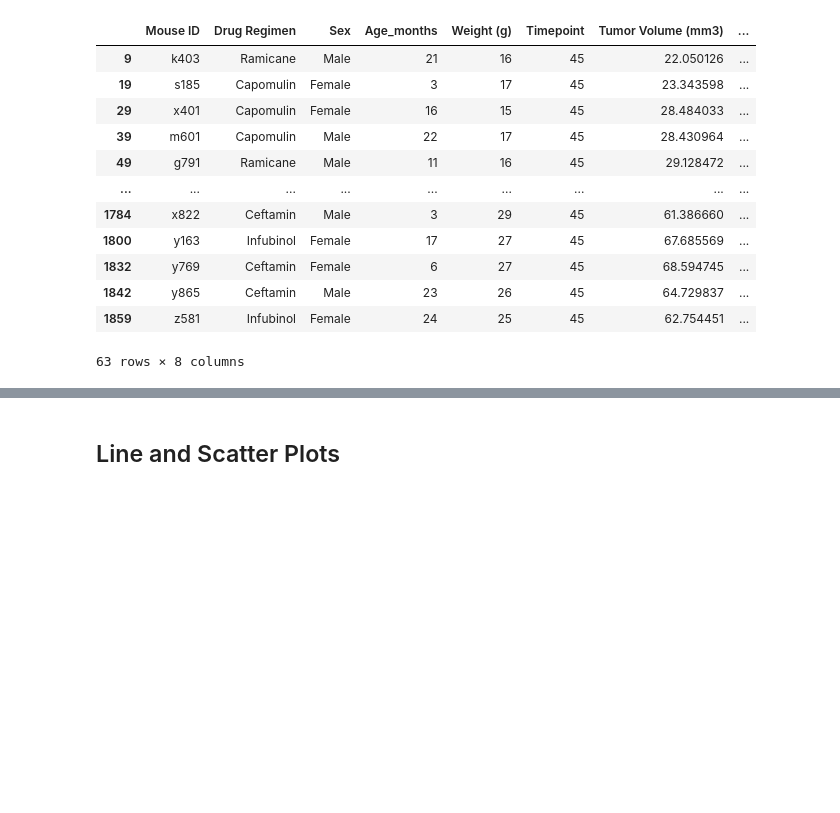
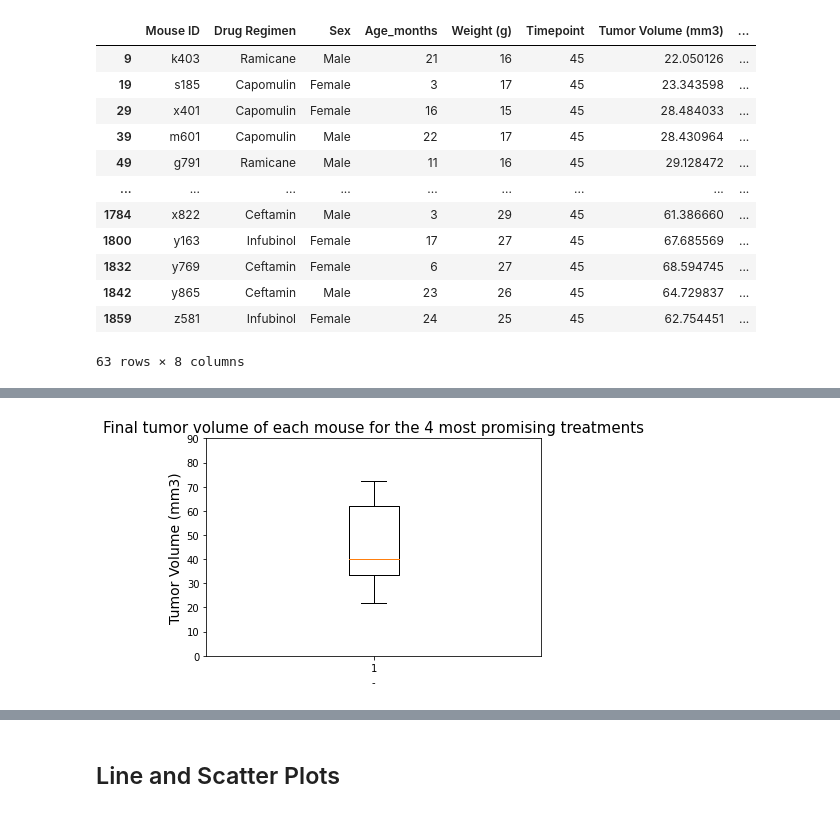
Before and after one commit to trezeget-1/Matplotlib_homework, a Jupyter notebook: 05-Matplotlib HWK/Pymaceuticals/pymaceuticals_starter.ipynb, the cells around one changed output, grey strips where cells are left out. Saved outputs shown, nothing was run; the diff lists cells and outputs as text; code cells hidden in the pictures; blank space fills up the shorter version.

```diff
--- a/05-Matplotlib HWK/Pymaceuticals/pymaceuticals_starter.ipynb
+++ b/05-Matplotlib HWK/Pymaceuticals/pymaceuticals_starter.ipynb
@@ -279,3 +276,6 @@ tumor_volume_across_promising_treatments
 | 1842 | y865 | Ceftamin | Male | 23 | 26 | 45 | 64.729837 | ... |
 | 1859 | z581 | Infubinol | Female | 24 | 25 | 45 | 62.754451 | ... |
 63 rows × 8 columns
+# %%
+tumor_volume_data=tumor_volume_across_promising_treatments["Tumor Volume (mm3)"]
+tumor_volume_data
@@ -282,2 +346,11 @@ tumor_volume_across_promising_treatments
 # %%
 # Generate a box plot of the final tumor volume of each mouse across four regimens of interest
+
+tumor_graph = plt.subplots()
+plt.title('Final tumor volume of each mouse for the 4 most promising treatments',fontsize=15)
+plt.ylabel('Tumor Volume (mm3)', fontsize=14)
+plt.boxplot(tumor_volume_data)
+plt.ylim(0,90)
+plt.show()
+# %% [output]
+[figure, added]
```
Also changed, not shown: parts of 10 cells of this notebook.
